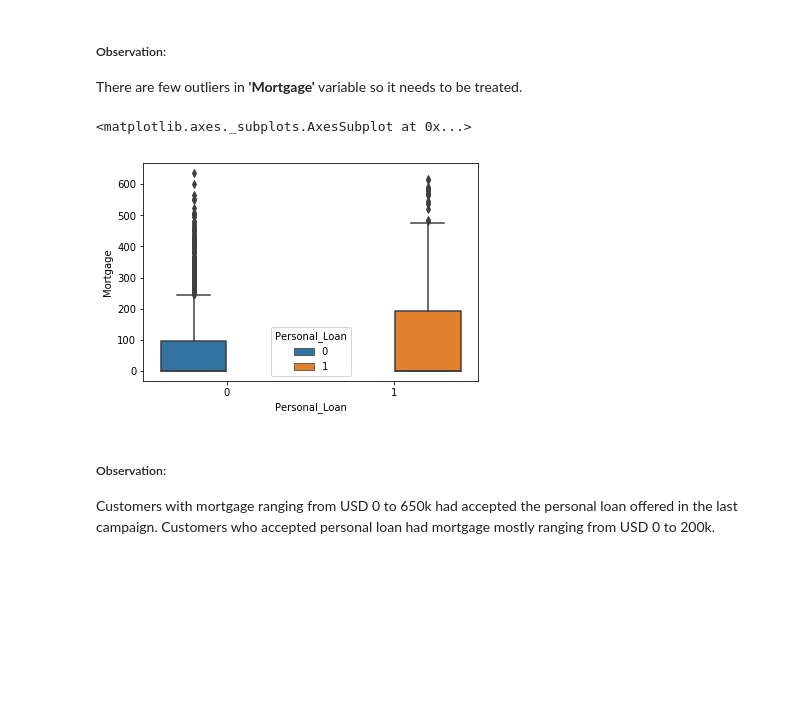
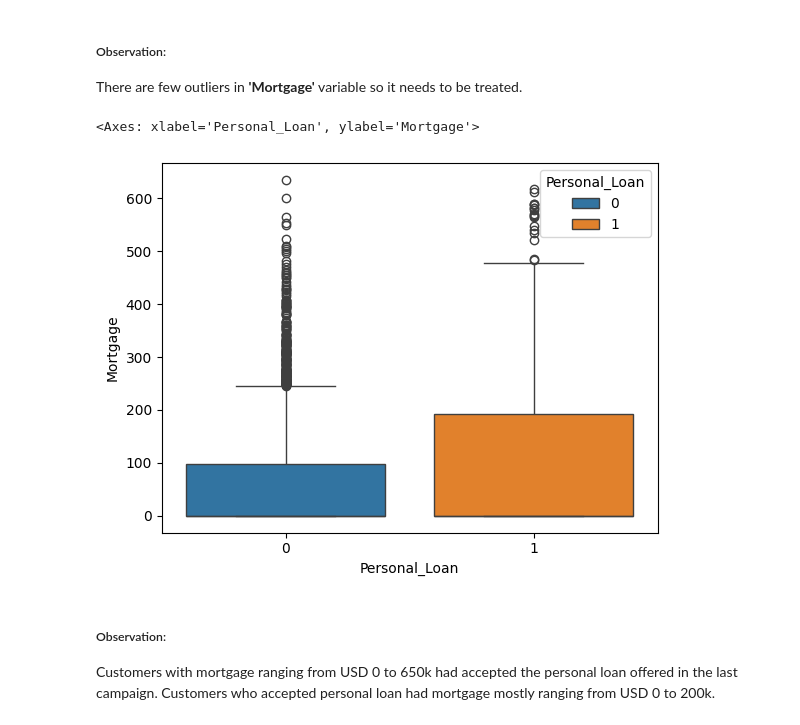
Before and after one commit to ashishpal2702/DataScience-Projects, a Jupyter notebook: Bank Personal Loan Prediction/Bank Personal Loan Modeling.ipynb, the cells around one changed output. Saved outputs shown, nothing was run; the diff lists cells and outputs as text; code cells hidden in the pictures; blank space fills up the shorter version.

```diff
--- a/Bank Personal Loan Prediction/Bank Personal Loan Modeling.ipynb
+++ b/Bank Personal Loan Prediction/Bank Personal Loan Modeling.ipynb
@@ -65,7 +63,7 @@ from sklearn.ensemble import RandomForestClassifier, AdaBoostClassifier
 # %% [markdown]
 ### Data Ingestion
 # %%
-bank_df = pd.read_excel('Bank_Personal_Loan_Modelling-1.xlsx', sheetname='Data')
+bank_df = pd.read_excel('Bank_Personal_Loan_Modelling-1.xlsx', sheet_name='Data')
 df = bank_df.copy(deep=True)
 # %%
 df.head()
@@ -337,10 +336,10 @@ sns.boxplot(x='Mortgage', data=df)
 ##### Observation:
 There are few outliers in **'Mortgage'** variable so it needs to be treated.
 # %%
-sns.boxplot(x='Personal_Loan', y='Mortgage', hue='Personal_Loan', data=df)
+sns.boxplot(x='Personal_Loan', y='Mortgage', hue='Personal_Loan', data=df,)
 # %% [output]
-<matplotlib.axes._subplots.AxesSubplot at 0x...>
+<Axes: xlabel='Personal_Loan', ylabel='Mortgage'>
-[figure, old version]
+[figure, new version]
 # %% [markdown]
 ##### Observation:
 Customers with mortgage ranging from USD 0 to 650k had accepted the personal loan offered in the last campaign.
```
Also changed, not shown: parts of 56 cells of this notebook.
